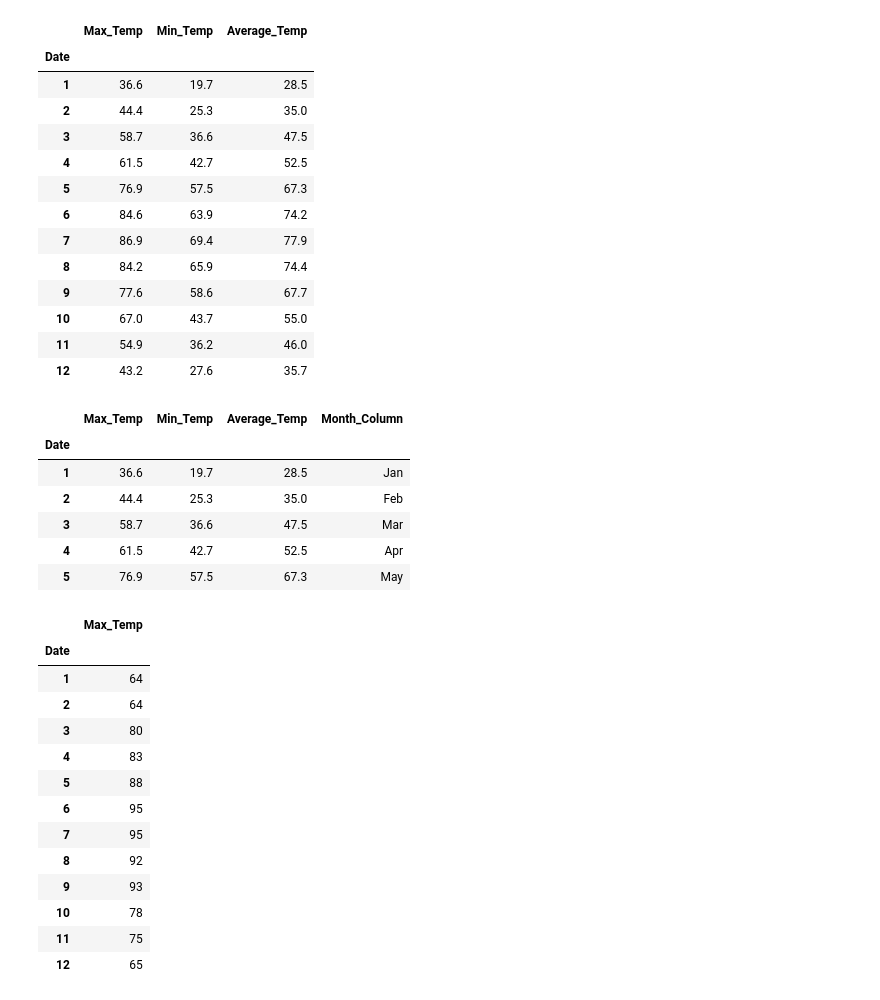
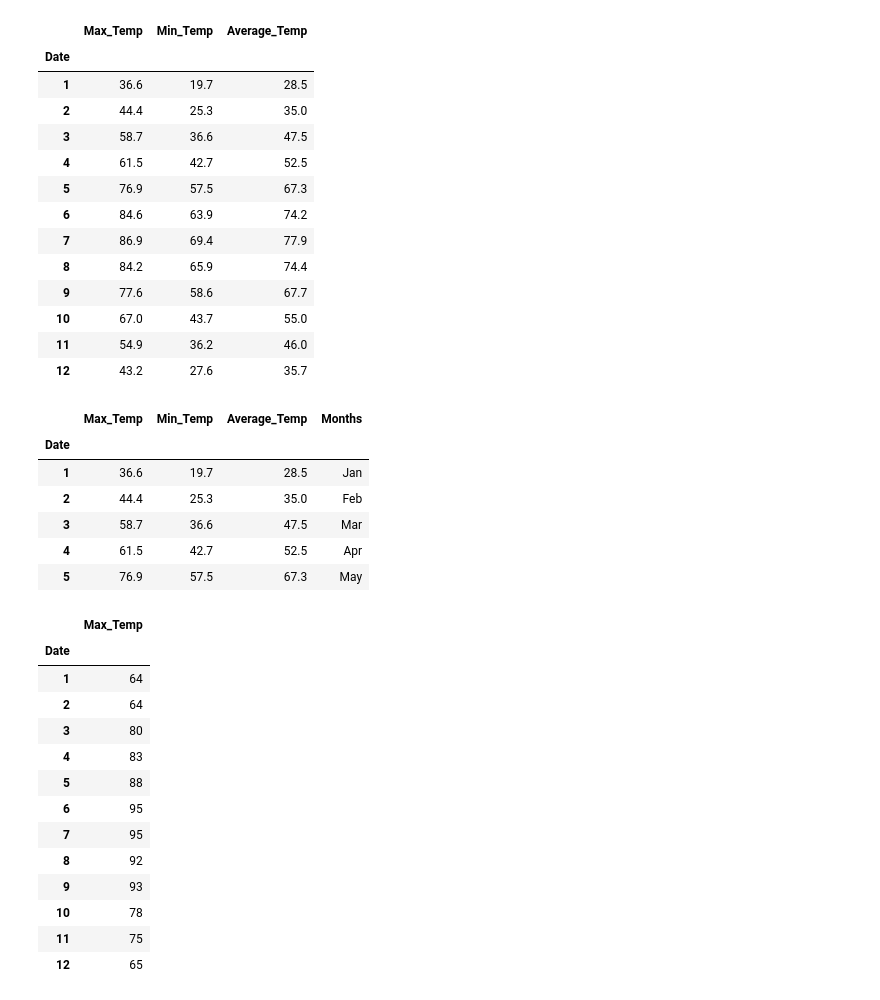
Before and after one commit to BerisDizdar/City_Weather_Comparison, a Jupyter notebook: City_Weather_Comp_2.ipynb, the cells around one changed output. Saved outputs shown, nothing was run; the diff lists cells and outputs as text; code cells hidden in the pictures.

```diff
--- a/City_Weather_Comp_2.ipynb
+++ b/City_Weather_Comp_2.ipynb
@@ -288,15 +288,17 @@ Cinci_Monthly_Mean
 | 11 | 54.9 | 36.2 | 46.0 |
 | 12 | 43.2 | 27.6 | 35.7 |
 # %%
-Months = ('Jan', 'Feb', 'Mar', 'Apr', 'May', 'June', 'July', 'Aug', 'Sept', 'Oct', 'Nov', 'Dec')
+# Create a new column to be used as the X axis.
+Month_Column = ('Jan', 'Feb', 'Mar', 'Apr', 'May', 'June', 'July', 'Aug', 'Sept', 'Oct', 'Nov', 'Dec')
-# %%
-Cinci_Monthly_Mean['Month_Column'] = Months
-Cinci_Monthly_Mean.head()
-# %% [output]
-|  | Max_Temp | Min_Temp | Average_Temp | Month_Column |
-| Date |  |  |  |  |
-| 1 | 36.6 | 19.7 | 28.5 | Jan |
-| 2 | 44.4 | 25.3 | 35.0 | Feb |
-| 3 | 58.7 | 36.6 | 47.5 | Mar |
-| 4 | 61.5 | 42.7 | 52.5 | Apr |
-| 5 | 76.9 | 57.5 | 67.3 | May |
+# %%
+# Add new column.
+Cinci_Monthly_Mean['Months'] = Month_Column
+Cinci_Monthly_Mean.head()
+# %% [output]
+|  | Max_Temp | Min_Temp | Average_Temp | Months |
+| Date |  |  |  |  |
+| 1 | 36.6 | 19.7 | 28.5 | Jan |
+| 2 | 44.4 | 25.3 | 35.0 | Feb |
+| 3 | 58.7 | 36.6 | 47.5 | Mar |
+| 4 | 61.5 | 42.7 | 52.5 | Apr |
+| 5 | 76.9 | 57.5 | 67.3 | May |
```
Also changed, not shown: parts of 8 cells of this notebook.
